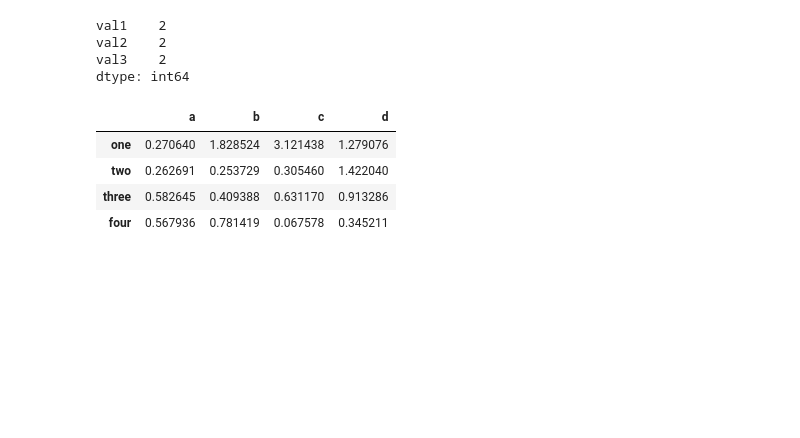
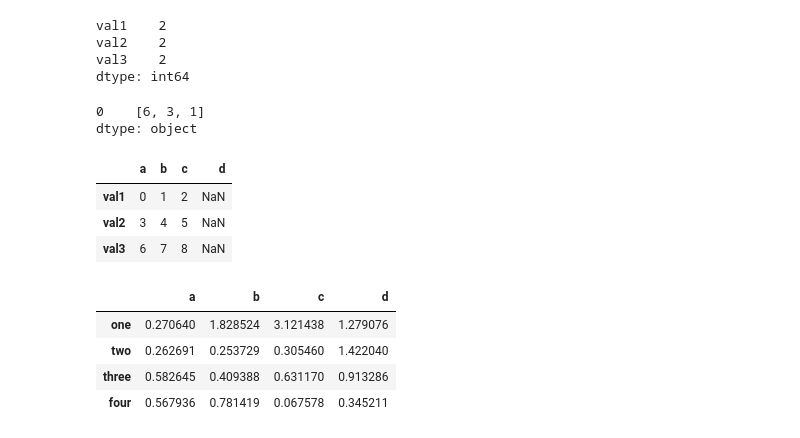
Before and after one commit to asbharath/MachineLearning, a Jupyter notebook: Data Analysis - Python/Intro .ipynb, the cells around one changed output. Cells and saved outputs as stored; diff of their text form; code cells hidden in the pictures; blank space fills up the shorter version.

```diff
--- a/Data Analysis - Python/Intro .ipynb
+++ b/Data Analysis - Python/Intro .ipynb
@@ -1374,6 +1381,20 @@ val3    2
 dtype: int64
 # %%
 format = lambda x: '%.2f'%x
+# %%
+frame['d'] = frame[pd.Series([np.random.randint(10,size=3)])
+# %%
+pd.Series([np.random.randint(10,size=3)])
+# %% [output]
+0    [6, 3, 1]
+dtype: object
+# %%
+frame
+# %% [output]
+|  | a | b | c | d |
+| val1 | 0 | 1 | 2 | NaN |
+| val2 | 3 | 4 | 5 | NaN |
+| val3 | 6 | 7 | 8 | NaN |
 # %%
 frame = pd.DataFrame(np.random.randn(16).reshape((4,4)),
              columns=list('abcd'),index=['one','two','three','four'])
```
Also changed, not shown: parts of 3 cells of this notebook, 2 other files.
